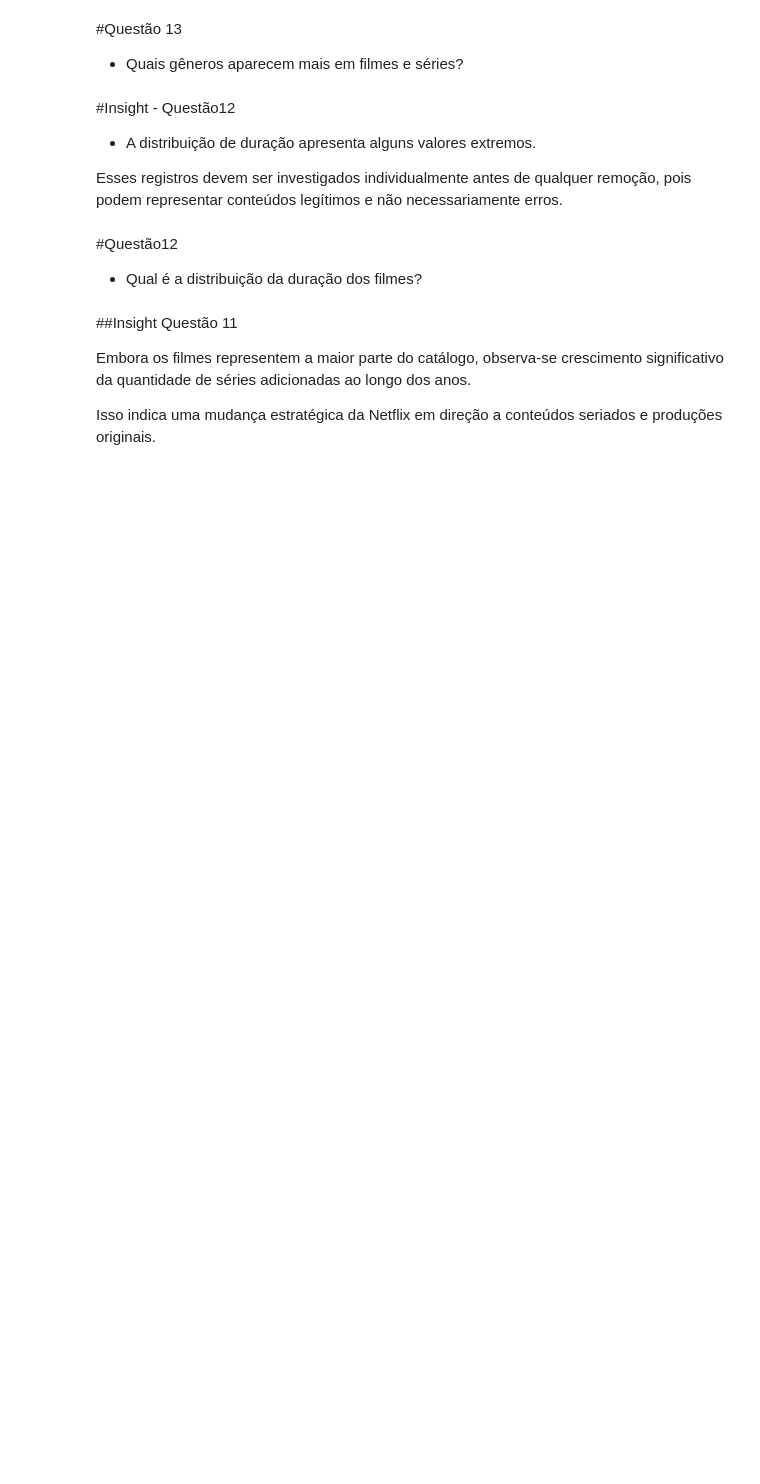
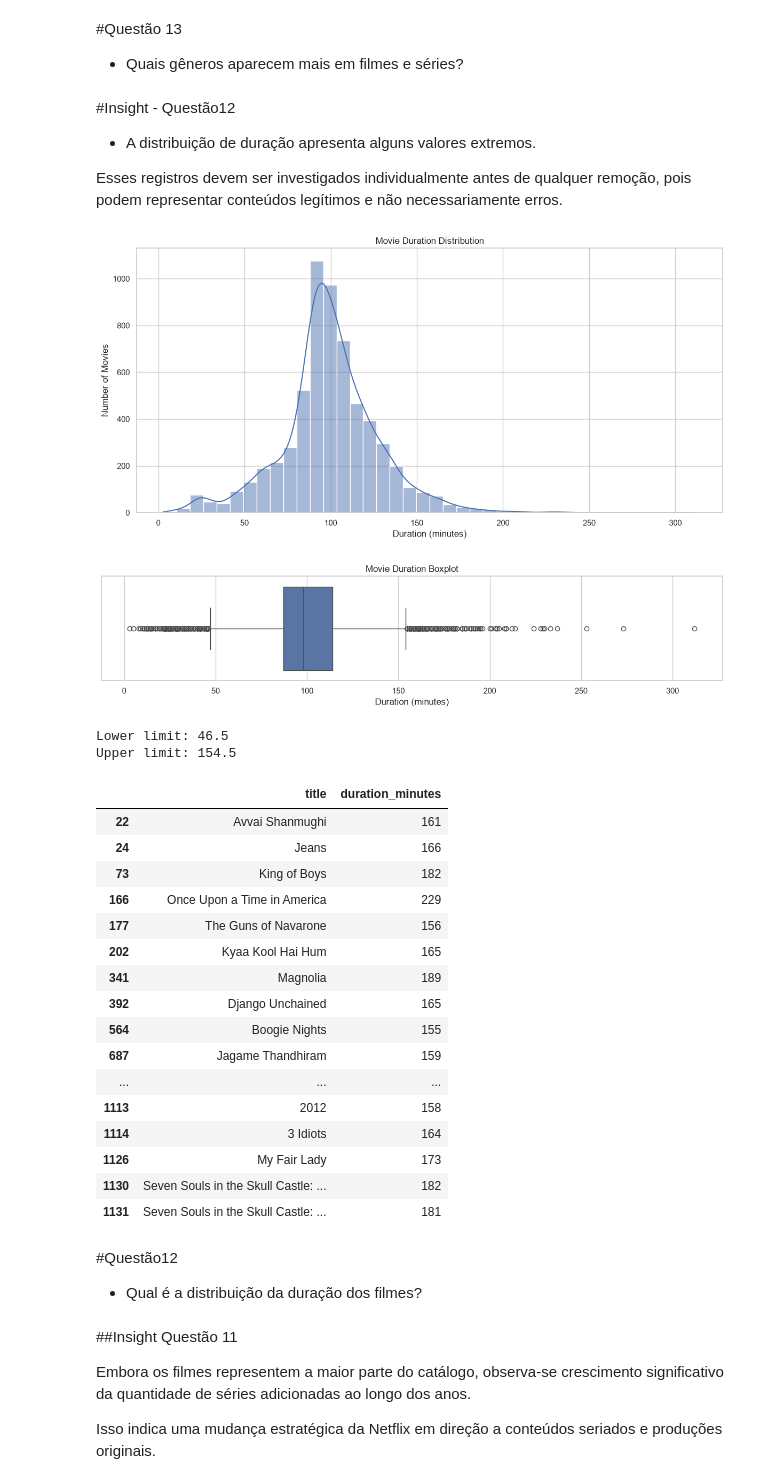
Before and after one commit to RC-Furlan/netflix-eda, a Jupyter notebook: notebooks/06_advanced_analysis.ipynb, the cells around one changed output. Saved outputs shown, nothing was run; the diff lists cells and outputs as text; code cells hidden in the pictures; blank space fills up the shorter version.

```diff
--- a/notebooks/06_advanced_analysis.ipynb
+++ b/notebooks/06_advanced_analysis.ipynb
@@ -104,13 +106,20 @@ movies = (
 )
 
 #Extraindo minutos
-movies["duration_minutes"] = (
+movies["duration_minutes"] = pd.to_numeric(
     movies["duration"]
     .str.replace(
         " min",
         "",
         regex=False
-    )
+    ),
+    errors="coerce"
+)
+
+movies = movies.dropna(subset=["duration_minutes"])
+
+movies["duration_minutes"] = (
+    movies["duration_minutes"]
     .astype(int)
 )
 
@@ -181,33 +190,55 @@ Q1 = movies["duration_minutes"].quantile(0.25)
 Q3 = movies["duration_minutes"].quantile(0.75)
 
 IQR = Q3 - Q1
 
 IQR
 
 lower_limit = Q1 - 1.5 * IQR
 
 upper_limit = Q3 + 1.5 * IQR
 
 print(
     f"Lower limit: {lower_limit}"
 )
 
 print(
     f"Upper limit: {upper_limit}"
 )
 
 #Filmes nos outliers
 
 duration_outliers = movies[
     movies["duration_minutes"] > upper_limit
 ]
 
 duration_outliers[
     [
         "title",
         "duration_minutes"
     ]
 ].head(20)
+# %% [output]
+[figure, added]
+[figure, added]
+Lower limit: 46.5
+Upper limit: 154.5
+|  | title | duration_minutes |
+| 22 | Avvai Shanmughi | 161 |
+| 24 | Jeans | 166 |
+| 73 | King of Boys | 182 |
+| 166 | Once Upon a Time in America | 229 |
+| 177 | The Guns of Navarone | 156 |
+| 202 | Kyaa Kool Hai Hum | 165 |
+| 341 | Magnolia | 189 |
+| 392 | Django Unchained | 165 |
+| 564 | Boogie Nights | 155 |
+| 687 | Jagame Thandhiram | 159 |
+| ... | ... | ... |
+| 1113 | 2012 | 158 |
+| 1114 | 3 Idiots | 164 |
+| 1126 | My Fair Lady | 173 |
+| 1130 | Seven Souls in the Skull Castle: ... | 182 |
+| 1131 | Seven Souls in the Skull Castle: ... | 181 |
 # %% [markdown]
 #Questão12
 - Qual é a distribuição da duração dos filmes?
```
Also changed, not shown: parts of 2 cells of this notebook, 8 other files.
